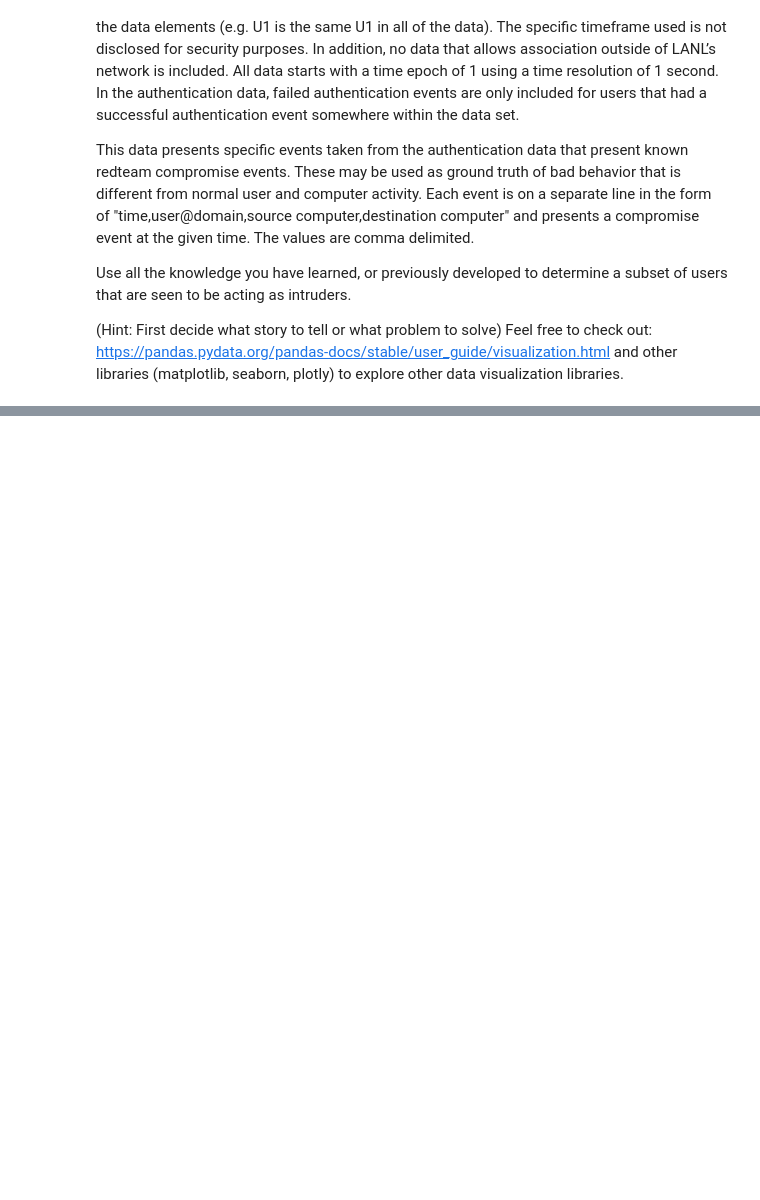
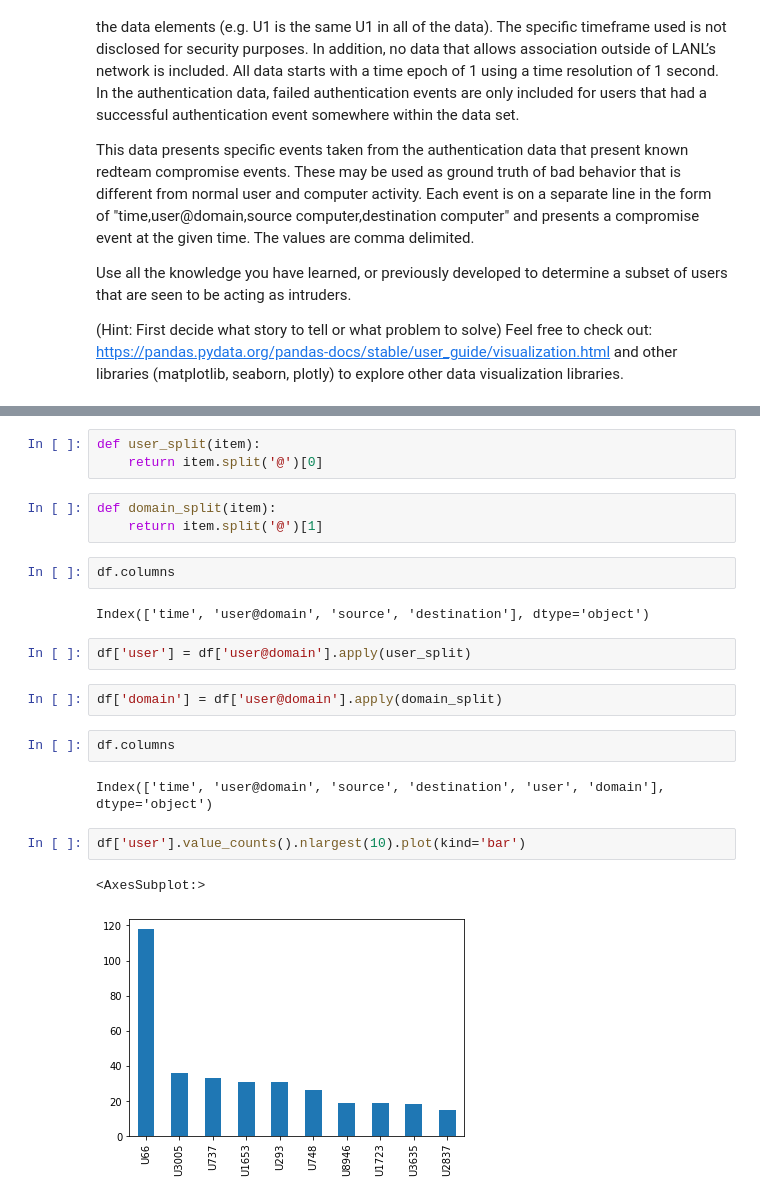
Before and after one commit to inp2/Security-Plus-Data-Science, a Jupyter notebook: Module_02/02_Final_Exercise.ipynb, the cells around one changed output, grey strips where cells are left out. Saved outputs shown, nothing was run; the diff lists cells and outputs as text; blank space fills up the shorter version.

```diff
--- a/Module_02/02_Final_Exercise.ipynb
+++ b/Module_02/02_Final_Exercise.ipynb
@@ -14,0 +27,23 @@ Use all the knowledge you have learned, or previously developed to determine a s
+# %%
+def user_split(item):
+    return item.split('@')[0]
+# %%
+def domain_split(item):
+    return item.split('@')[1]
+# %%
+df.columns
+# %% [output]
+Index(['time', 'user@domain', 'source', 'destination'], dtype='object')
+# %%
+df['user'] = df['user@domain'].apply(user_split)
+# %%
+df['domain'] = df['user@domain'].apply(domain_split)
+# %%
+df.columns
+# %% [output]
+Index(['time', 'user@domain', 'source', 'destination', 'user', 'domain'], dtype='object')
+# %%
+df['user'].value_counts().nlargest(10).plot(kind='bar')
+# %% [output]
+<AxesSubplot:>
+[figure, added]
```
Also changed, not shown: parts of 7 cells of this notebook, 18 other files.
